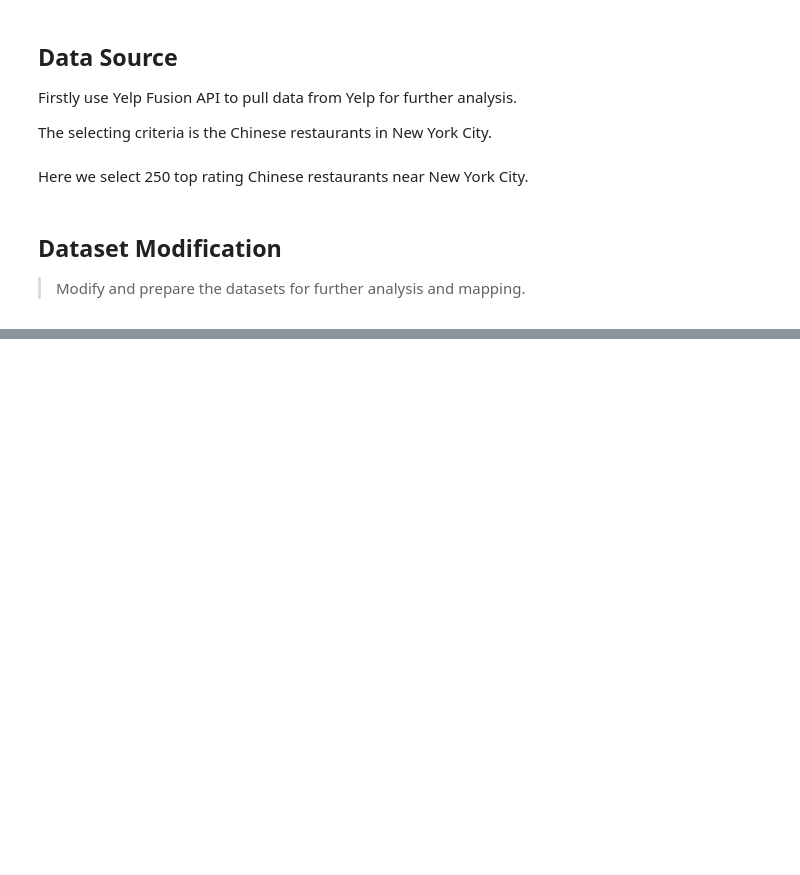
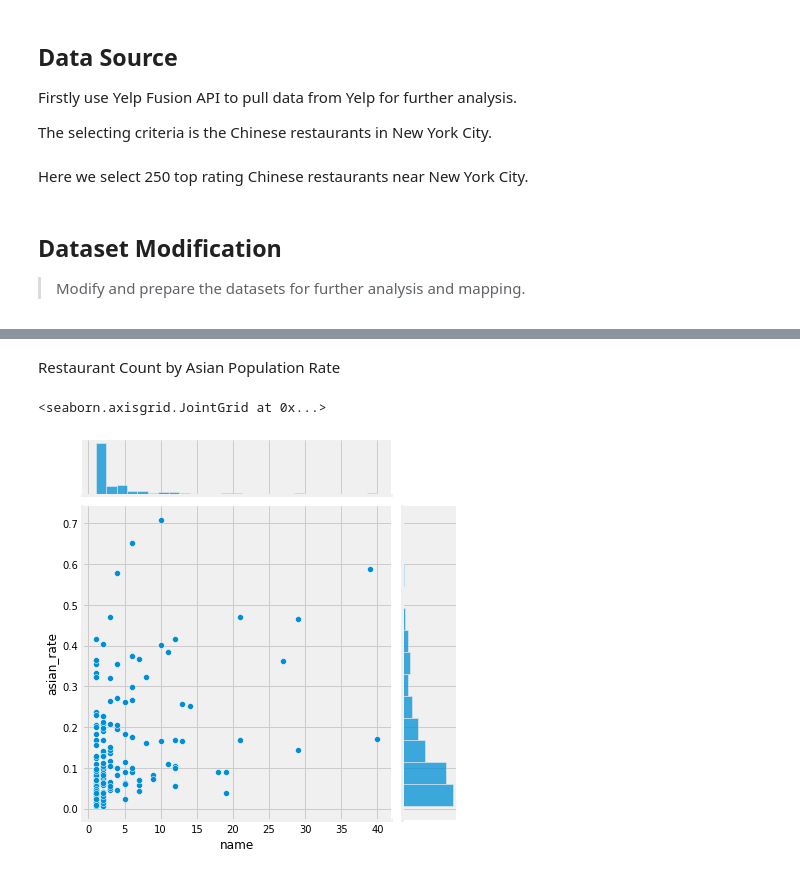
Before and after one commit to keqideng/data_analysis_portfolio_project, a Jupyter notebook: chinese_restaurant_analysis/chinese_restaurant_analysis.ipynb, the cells around one changed output, grey strips where cells are left out. Drawn from its saved outputs; the diff is of its cells as text; code cells hidden in the pictures; blank space fills up the shorter version.

```diff
--- a/chinese_restaurant_analysis/chinese_restaurant_analysis.ipynb
+++ b/chinese_restaurant_analysis/chinese_restaurant_analysis.ipynb
@@ -142,0 +222,7 @@ plotly.offline.iplot(fig, filename='mapbox')
+# %% [markdown]
+Restaurant Count by Asian Population Rate
+# %%
+sns.jointplot(data=restaurant_count_by_zip_pop, x='name', y='asian_rate')
+# %% [output]
+<seaborn.axisgrid.JointGrid at 0x...>
+[figure, added]
```
Also changed, not shown: parts of 17 cells of this notebook, 1 other file.
